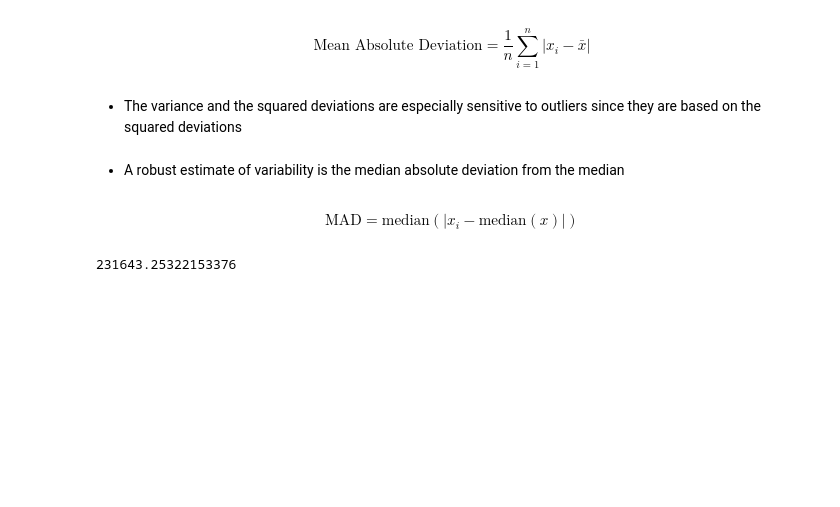
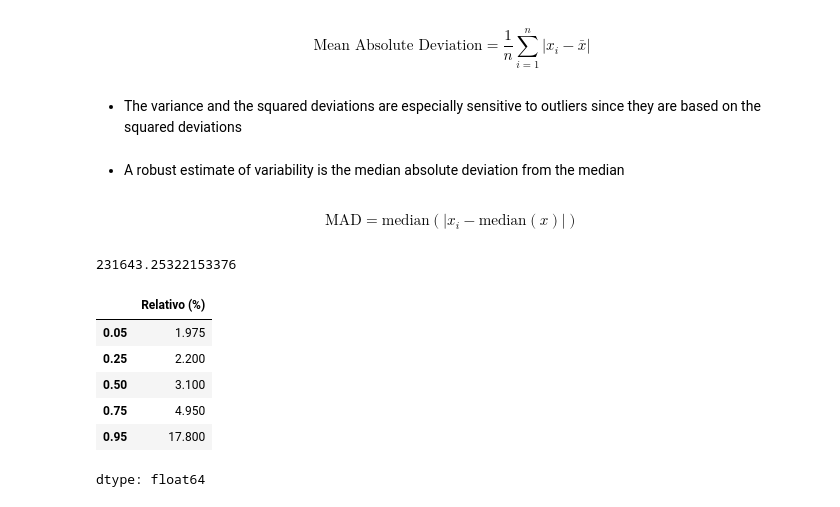
Before and after one commit to lucaspinheiro27/Python_statistics, a Jupyter notebook: Jupyter_notebooks/microempreendedores.ipynb, the cells around one changed output. Drawn from its saved outputs; the diff is of its cells as text; code cells hidden in the pictures; blank space fills up the shorter version.

```diff
--- a/Jupyter_notebooks/microempreendedores.ipynb
+++ b/Jupyter_notebooks/microempreendedores.ipynb
@@ -120,3 +122,13 @@ $$\text{MAD} = \text{median}\left(|x_i - \text{median}(x)|\right)$$
 robust.scale.mad(classe['Absoluto'])
 # %% [output]
 231643.25322153376
+# %%
+classe['Relativo (%)'].quantile([0.05, 0.25, 0.5, 0.75, 0.95])
+# %% [output]
+|  | Relativo (%) |
+| 0.05 | 1.975 |
+| 0.25 | 2.200 |
+| 0.50 | 3.100 |
+| 0.75 | 4.950 |
+| 0.95 | 17.800 |
+dtype: float64
```
Also changed, not shown: parts of 5 cells of this notebook.
